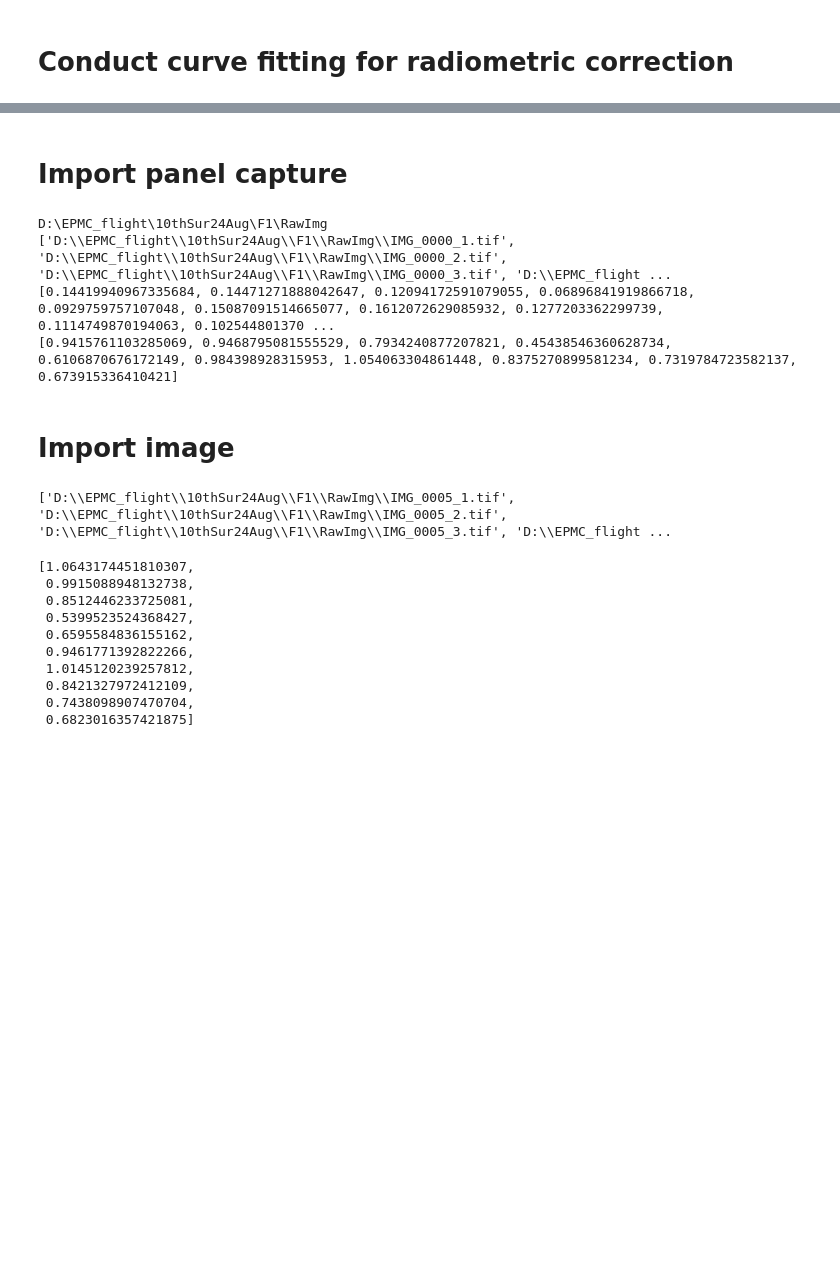
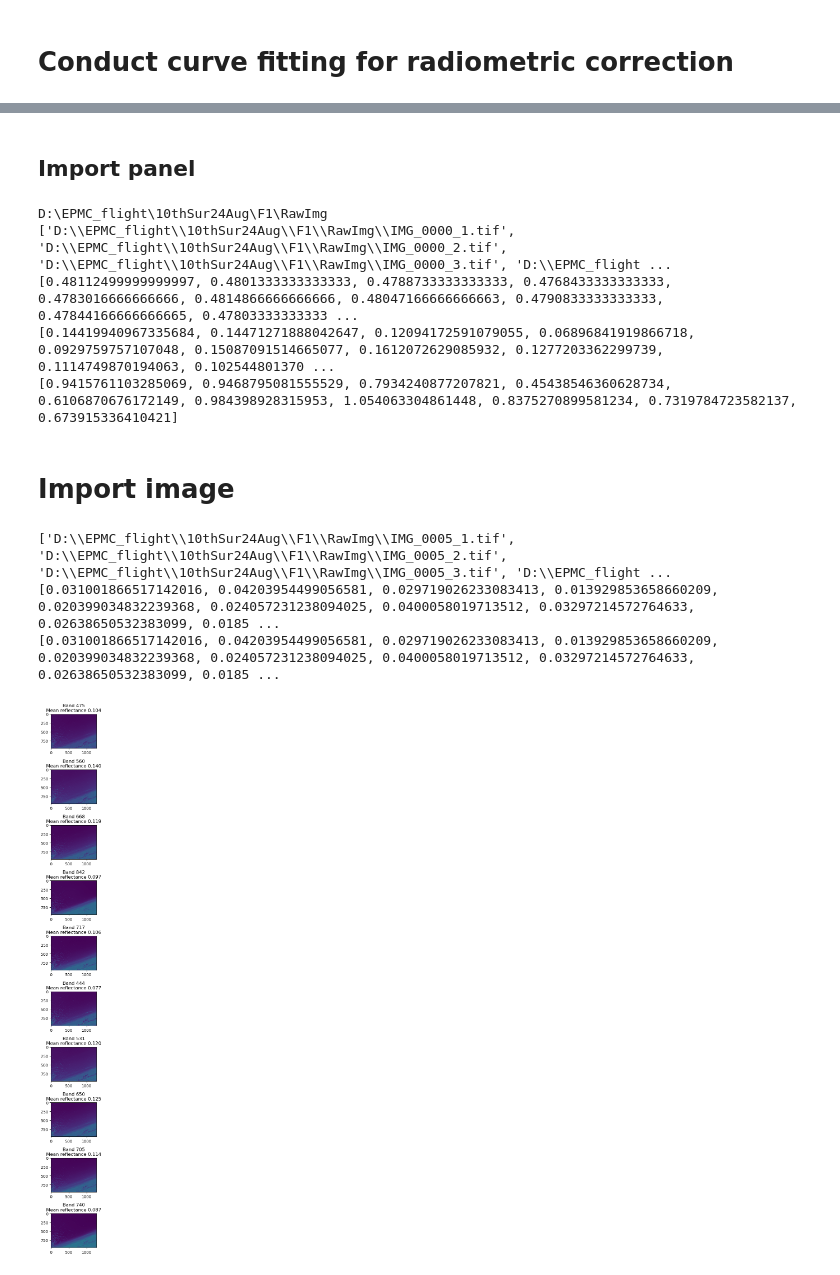
Before and after one commit to pakhuiying/sunglint_correction, a Jupyter notebook: radiometric_correction.ipynb, the cells around one changed output, grey strips where cells are left out. Saved outputs shown, nothing was run; the diff lists cells and outputs as text; code cells hidden in the pictures; blank space fills up the shorter version.

Commit message:
recompute correction factor, validate image radiance before and after correction

```diff
--- a/radiometric_correction.ipynb
+++ b/radiometric_correction.ipynb
@@ -243,18 +277,21 @@ array([[<AxesSubplot:title={'center':'Band 0: 475 nm ($R^2:$ 0.909, N = 95)'}, x
 # %% [markdown]
-# Import panel capture
+## Import panel
 # %%
 dir_fp = list(panel_fp.keys())[0]
 cap_fp = panel_fp[dir_fp][0]
 print(dir_fp)
 print(cap_fp) # already sorted by band in panel_fp
-panel_radiance = rcu.get_panel_radiance(cap_fp)
+panel_cap = capture.Capture.from_filelist(cap_fp)
+panel_radiance = panel_cap.panel_radiance()
 panel_irradiance = [mutils.panel_radiance_to_irradiance(radiance,albedo) for radiance, albedo in zip(panel_radiance,panel_albedo)] #panel_radiance*np.pi/panel_albedo
+print(panel_cap.panel_albedo())
 print(panel_radiance)
 print(panel_irradiance) #same result as capture.panel_irradiance()
 # in CorrectionFactor, we need panel_radiance, so we do not need to repeat the whole internal process to compute panel_irradiance again
 # %% [output]
 D:\EPMC_flight\10thSur24Aug\F1\RawImg
 ['D:\\EPMC_flight\\10thSur24Aug\\F1\\RawImg\\IMG_0000_1.tif', 'D:\\EPMC_flight\\10thSur24Aug\\F1\\RawImg\\IMG_0000_2.tif', 'D:\\EPMC_flight\\10thSur24Aug\\F1\\RawImg\\IMG_0000_3.tif', 'D:\\EPMC_flight ...
+[0.48112499999999997, 0.4801333333333333, 0.4788733333333333, 0.4768433333333333, 0.4783016666666666, 0.4814866666666666, 0.48047166666666663, 0.4790833333333333, 0.47844166666666665, 0.47803333333333 ...
 [0.14419940967335684, 0.14471271888042647, 0.12094172591079055, 0.06896841919866718, 0.0929759757107048, 0.15087091514665077, 0.1612072629085932, 0.1277203362299739, 0.1114749870194063, 0.102544801370 ...
 [0.9415761103285069, 0.9468795081555529, 0.7934240877207821, 0.45438546360628734, 0.6106870676172149, 0.984398928315953, 1.054063304861448, 0.8375270899581234, 0.7319784723582137, 0.673915336410421]
 # %% [markdown]
@@ -264,17 +301,21 @@ image_names = glob.glob(os.path.join(dir_fp,'IMG_0005_*.tif'))
 image_names = mutils.order_bands_from_filenames(image_names)
 print(image_names)
 cap = capture.Capture.from_filelist(image_names)
-cap.dls_irradiance()
+img_radiance = [img.undistorted(img.radiance()) for img in cap.images]
+print([np.mean(i) for i in img_radiance])
+img_radiance = [img.undistorted_radiance() for img in cap.images]
+print([np.mean(i) for i in img_radiance])
 # cap.plot_undistorted_reflectance(panel_irradiance) #undistorted_reflectance
 # %% [output]
 ['D:\\EPMC_flight\\10thSur24Aug\\F1\\RawImg\\IMG_0005_1.tif', 'D:\\EPMC_flight\\10thSur24Aug\\F1\\RawImg\\IMG_0005_2.tif', 'D:\\EPMC_flight\\10thSur24Aug\\F1\\RawImg\\IMG_0005_3.tif', 'D:\\EPMC_flight ...
+[0.031001866517142016, 0.04203954499056581, 0.029719026233083413, 0.013929853658660209, 0.020399034832239368, 0.024057231238094025, 0.0400058019713512, 0.03297214572764633, 0.02638650532383099, 0.0185 ...
+[0.031001866517142016, 0.04203954499056581, 0.029719026233083413, 0.013929853658660209, 0.020399034832239368, 0.024057231238094025, 0.0400058019713512, 0.03297214572764633, 0.02638650532383099, 0.0185 ...
-[1.0643174451810307,
- 0.9915088948132738,
- 0.8512446233725081,
- 0.5399523524368427,
- 0.6595584836155162,
- 0.9461771392822266,
- 1.0145120239257812,
- 0.8421327972412109,
- 0.7438098907470704,
- 0.6823016357421875]
+# %%
+fig, ax = plt.subplots(10,1,figsize=(5,20))
+for i,r in enumerate([i.reflectance() for i in cap.images]): # already undistorted, corrected for vignetting etc
+    ax[i].imshow(r)
+    ax[i].set_title(f'Band {center_wavelengths[i]}\nMean reflectance {np.mean(r):.3f}')
+plt.tight_layout()
+plt.show()
+# %% [output]
+[figure, added]
```
Also changed, not shown: parts of 12 cells of this notebook, 1 other file.
